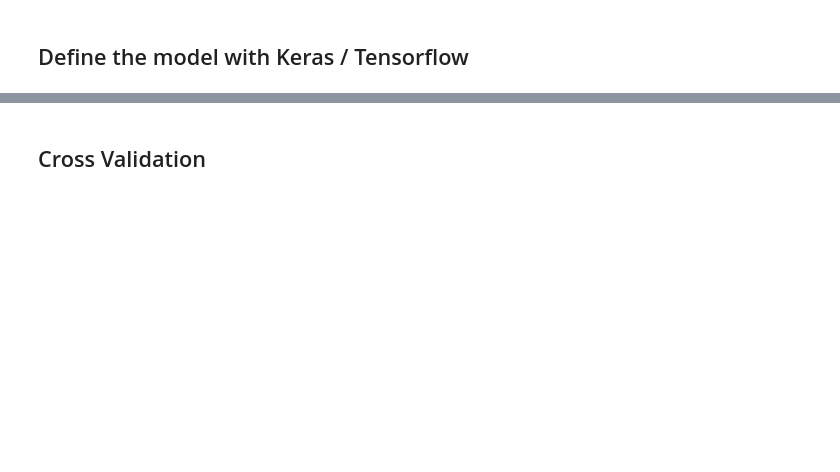
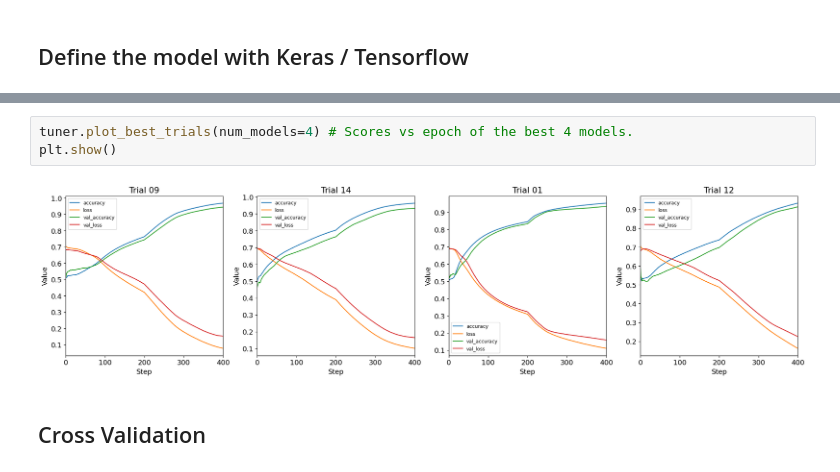
Before and after one commit to BelliLuigi/LCP-B, a Jupyter notebook: ex1/exercise1.ipynb, the cells around one changed output, grey strips where cells are left out. Cells and saved outputs as stored; diff of their text form; blank space fills up the shorter version.

```diff
--- a/ex1/exercise1.ipynb
+++ b/ex1/exercise1.ipynb
@@ -148,3 +294,8 @@ Score: 0.5024999976158142
+# %%
+tuner.plot_best_trials(num_models=4) # Scores vs epoch of the best 4 models.
+plt.show()
+# %% [output]
+[figure, added]
 # %% [markdown]
 ## Cross Validation
 # %%
```
Also changed, not shown: parts of 16 cells of this notebook.
